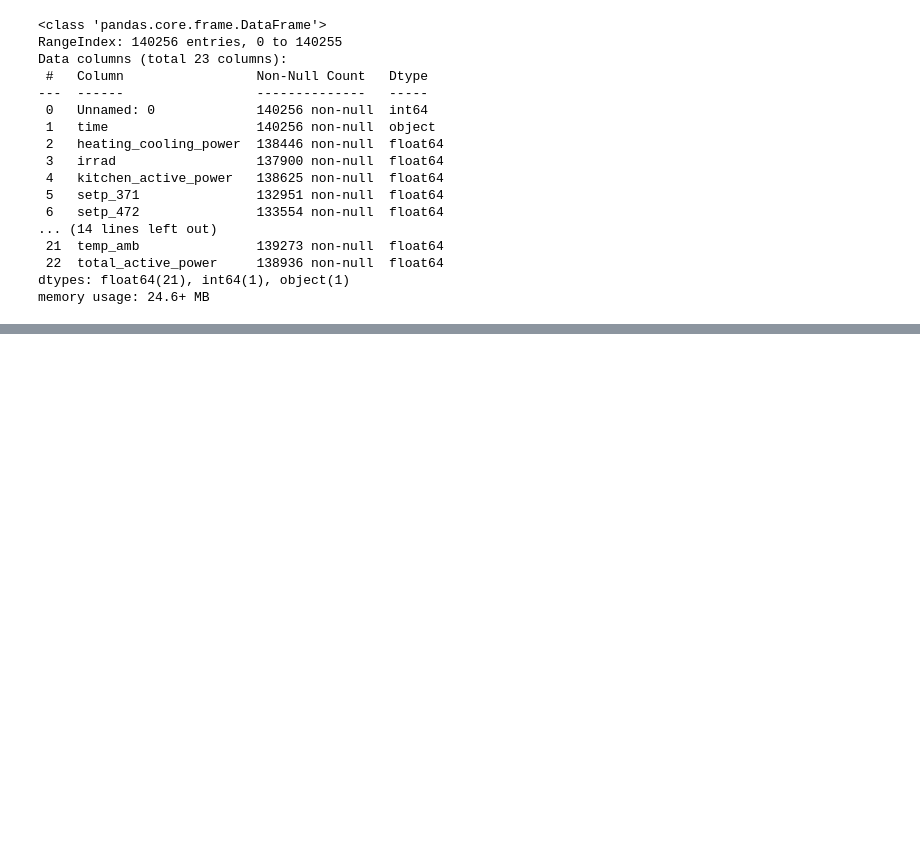
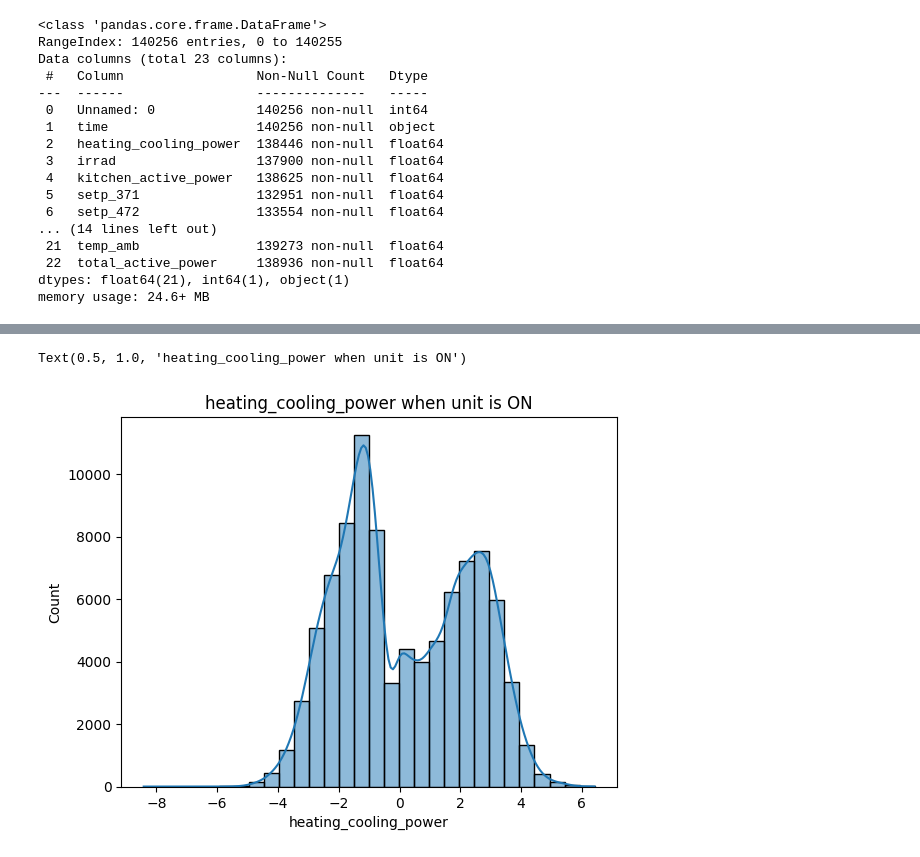
Before and after one commit to VonRiecken/Energy-Data-Engineering, a Jupyter notebook: main/ede_WS2526_project_1_JR.ipynb, the cells around one changed output, grey strips where cells are left out. Cells and saved outputs as stored; diff of their text form; code cells hidden in the pictures; blank space fills up the shorter version.

```diff
--- a/main/ede_WS2526_project_1_JR.ipynb
+++ b/main/ede_WS2526_project_1_JR.ipynb
@@ -117,0 +283,8 @@ Focussed plots (Histograms, Boxplots) that reveal insights about the data distri
+# %%
+# when the system is on
+# View the distribution ONLY when the system is actually running
+sns.histplot(df_clean[df_clean['heating_cooling_power'] != 0]['heating_cooling_power'], kde=True, bins=30)
+plt.title('heating_cooling_power when unit is ON')
+# %% [output]
+Text(0.5, 1.0, 'heating_cooling_power when unit is ON')
+[figure, added]
```
Also changed, not shown: parts of 32 cells of this notebook.
